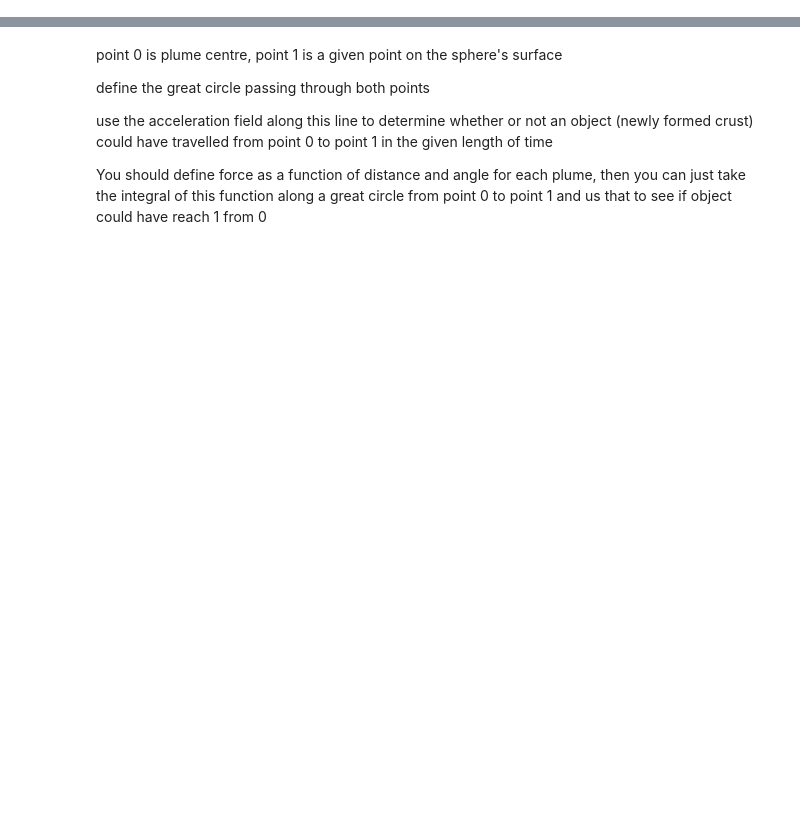
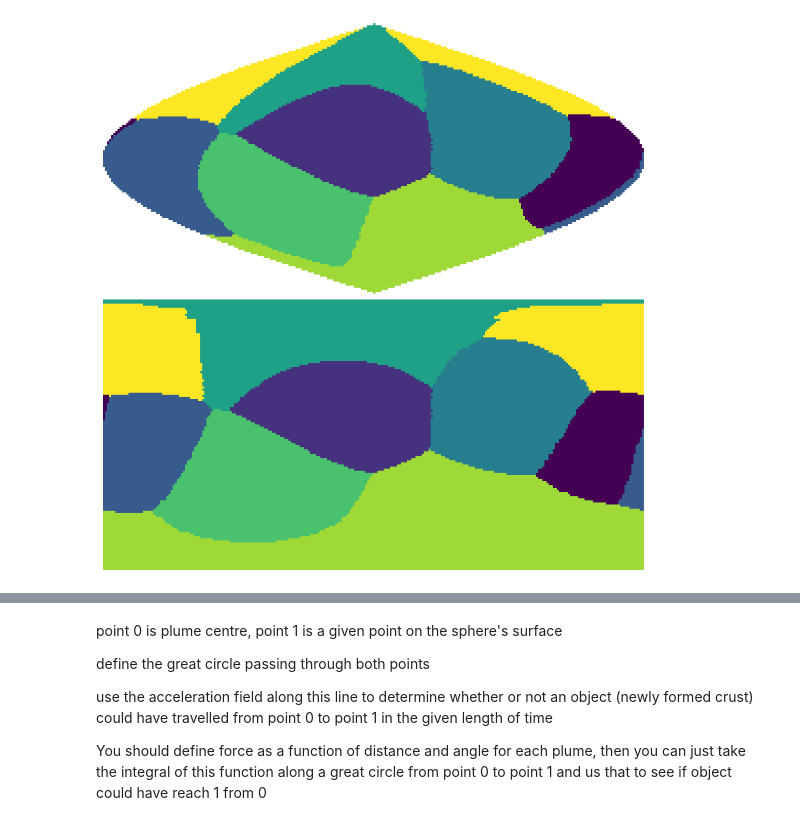
Before and after one commit to douglas-m-harvey/world-system, a Jupyter notebook: sketch.ipynb, the cells around one changed output, grey strips where cells are left out. Drawn from its saved outputs; the diff is of its cells as text; code cells hidden in the pictures; blank space fills up the shorter version.

```diff
--- a/sketch.ipynb
+++ b/sketch.ipynb
@@ -150,0 +243,14 @@ for plume_index in range(no_plumes):
+# %%
+mask_input = np.where(mask, np.array([plate.mask*index for index, plate in enumerate(plates)]).sum(0), np.nan)
+transform = rectangular_transform(~np.isnan(mask_input))
+mask_output = np.zeros_like(mask_input)
+for index in np.ndindex(mask_output.shape):
+    mask_output[index] = mask_input[index[0], transform[*index]]
+
+images = np.array([mask_input, mask_output])
+figure, axes = plt.subplots(images.shape[0], 1, figsize = (8, 4*images.shape[0]), layout = "constrained")
+for axis, image in zip(axes, images):
+    axis.imshow(image)
+    axis.axis(False)
+# %% [output]
+[figure, added]
```
Also changed, not shown: parts of 38 cells of this notebook, 3 other files.
